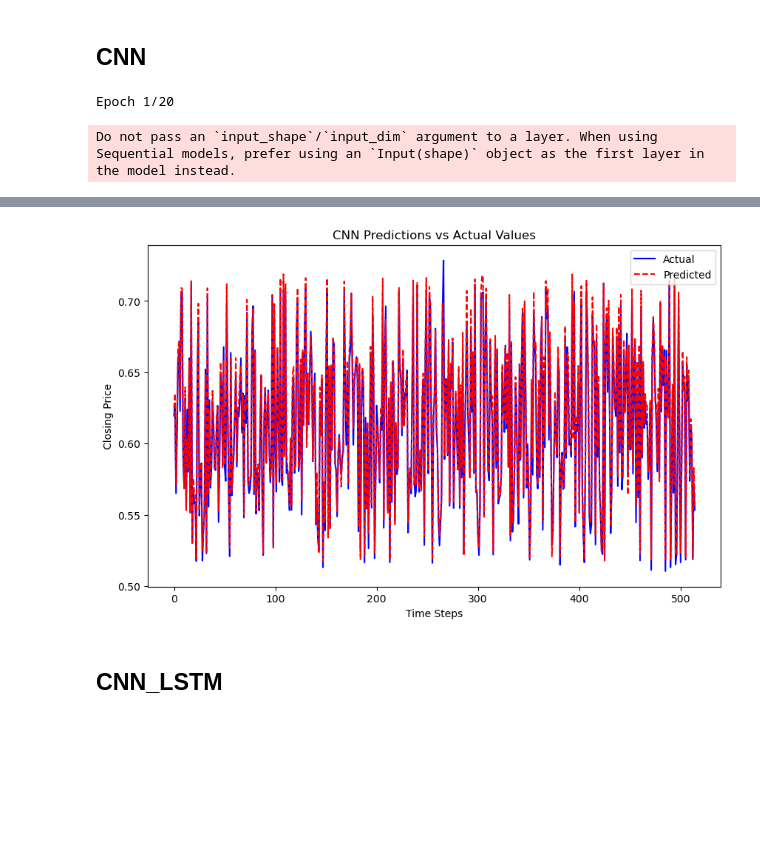
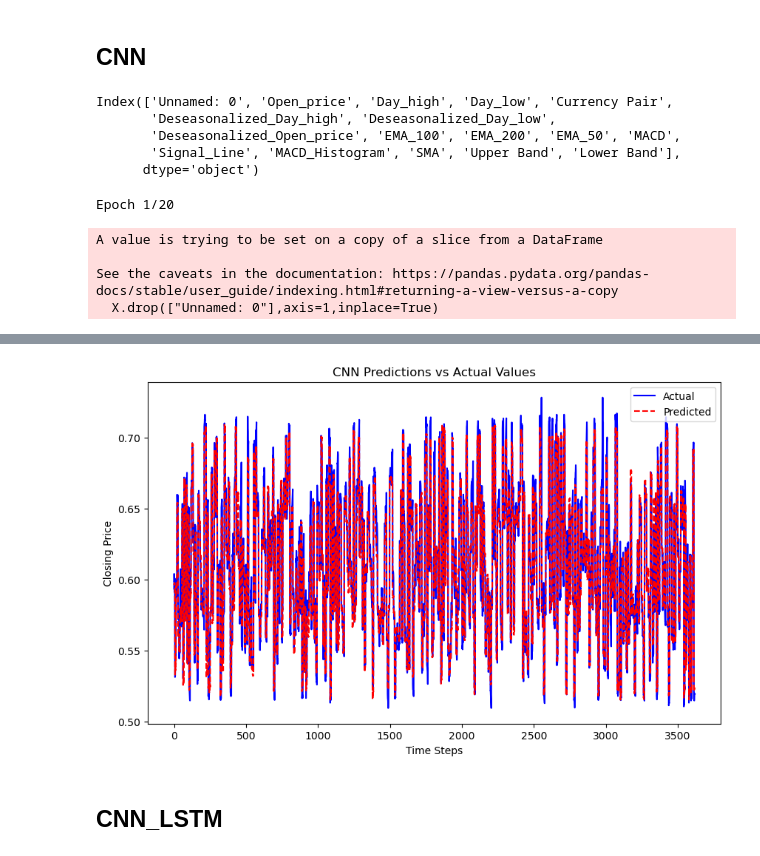
Before and after one commit to shivani309/ForEx, a Jupyter notebook: JPYINR/JPYINR.ipynb, the cells around one changed output, grey strips where cells are left out. Drawn from its saved outputs; the diff is of its cells as text; code cells hidden in the pictures; blank space fills up the shorter version.

```diff
--- a/JPYINR/JPYINR.ipynb
+++ b/JPYINR/JPYINR.ipynb
@@ -4,6 +4,6 @@
 import numpy as np
 import pandas as pd
 # %%
-df = pd.read_csv(r'C:\Users\Sejal Hanmante\OneDrive\Documents\GitHub\ForEx\all_data.csv')
+df = pd.read_csv(r'C:\Users\Sejal Hanmante\OneDrive\Documents\GitHub\ForEx\Dataset\all_data.csv')
 df.head()
 # %% [output]
@@ -210,6 +228,6 @@ See the caveats in the documentation: https://pandas.pydata.org/pandas-docs/stab
 # %% [markdown]
 ## RSI Feature
 # %%
-jpy_inr['RSI'] = swing_technical_indicators.calculate_rsi(jpy_inr,'Closing_price',21)
-jpy_inr
+"""jpy_inr['RSI'] = swing_technical_indicators.calculate_rsi(jpy_inr,'Closing_price',21)
+jpy_inr"""
 # %% [output]
@@ -1227,3 +1225,16 @@ Test Loss: 0.0080, Test MAE: 0.0773
 [figure]
 # %% [markdown]
 ## CNN
+# %%
+target = 'Closing_price'  # Change to your target column
+features = [col for col in jpy_inr.columns if col not in ['Date', target]]
+
+# Separate X and y
+X = jpy_inr[features]
+X.columns
+# %% [output]
+Index(['Unnamed: 0', 'Open_price', 'Day_high', 'Day_low', 'Currency Pair',
+       'Deseasonalized_Day_high', 'Deseasonalized_Day_low',
+       'Deseasonalized_Open_price', 'EMA_100', 'EMA_200', 'EMA_50', 'MACD',
+       'Signal_Line', 'MACD_Histogram', 'SMA', 'Upper Band', 'Lower Band'],
+      dtype='object')
@@ -1241,6 +1254,7 @@ features = [col for col in jpy_inr.columns if col not in ['Date', target]]
 
 # Separate X and y
 X = jpy_inr[features]
+X.drop(["Unnamed: 0"],axis=1,inplace=True)
 y = jpy_inr[target].values
 X = X.select_dtypes('number').values
 
@@ -1248,21 +1262,30 @@ X = X.select_dtypes('number').values
 scaler_X = MinMaxScaler()
 scaler_y = MinMaxScaler()
 
+save_x = scaler_X.fit(X)
+save_y = scaler_y.fit(y.reshape(-1,1))
+
+import joblib
+joblib.dump(save_x,'jpyinr_scalerx')
+joblib.dump(save_y,'jpyinr_scalery')
+
 X = scaler_X.fit_transform(X)
 y = scaler_y.fit_transform(y.reshape(-1, 1)).flatten()
 
 # Create sequences
 sequence_length = 30
 
-def create_sequences(X, y, sequence_length):
+def create_sequences(X, y, sequence_length, forecast_horizon=7):
     X_seq, y_seq = [], []
-    for i in range(len(X) - sequence_length):
+    for i in range(len(X) - sequence_length - forecast_horizon + 1):
         X_seq.append(X[i:i + sequence_length])
-        y_seq.append(y[i + sequence_length])
+        y_seq.append(y[i + sequence_length : i + sequence_length + forecast_horizon])  # Next 7 values
     return np.array(X_seq), np.array(y_seq)
 
-X_seq, y_seq = create_sequences(X, y, sequence_length)
 
+
+# Create sequences
+X_seq, y_seq = create_sequences(X,y,sequence_length = 30,forecast_horizon=7)
 # Split into train and test sets
 X_train, X_test, y_train, y_test = train_test_split(X_seq, y_seq, test_size=0.2, random_state=42)
 
@@ -1273,7 +1296,7 @@ cnn_model = Sequential([
     Dropout(0.2),  # Regularization
     Flatten(),
     Dense(32, activation='relu'),
-    Dense(1)  # Output layer for regression
+    Dense(7)  # Output layer for regression
 ])
 
 # Compile the model
@@ -1281,6 +1304,10 @@ cnn_model.compile(optimizer='adam', loss='mean_squared_error', metrics=['mae'])
 
 # Train the model
 cnn_model.fit(X_train, y_train, epochs=20, batch_size=32, validation_data=(X_test, y_test))
+
+
+# Save the model in .h5 format
+cnn_model.save("jpyinr_cnn_model.h5")
 
 # Evaluate the model
 train_loss, train_mae = cnn_model.evaluate(X_train, y_train)
@@ -1307,4 +1334,7 @@ plt.ylabel("Closing Price")
 plt.show()
 # %% [output]
 Epoch 1/20
-Do not pass an `input_shape`/`input_dim` argument to a layer. When using Sequential models, prefer using an `Input(shape)` object as the first layer in the model instead.
+A value is trying to be set on a copy of a slice from a DataFrame
+
+See the caveats in the documentation: https://pandas.pydata.org/pandas-docs/stable/user_guide/indexing.html#returning-a-view-versus-a-copy
+  X.drop(["Unnamed: 0"],axis=1,inplace=True)
@@ -1328,4 +1364,4 @@ Test Loss: 0.0011, Test MAE: 0.0263
-[figure, old version]
+[figure, new version]
 # %% [markdown]
 ## CNN_LSTM
 # %%
```
Also changed, not shown: parts of 15 cells of this notebook, 29 other files.
